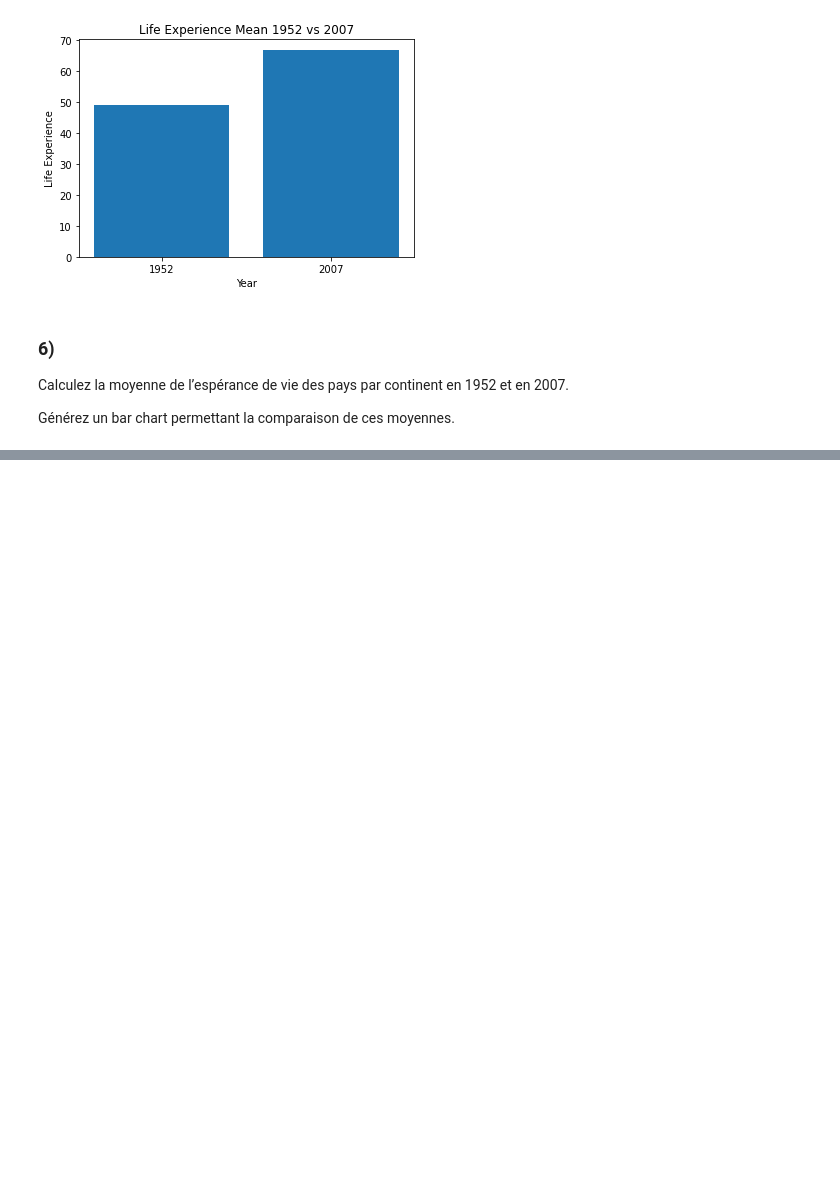
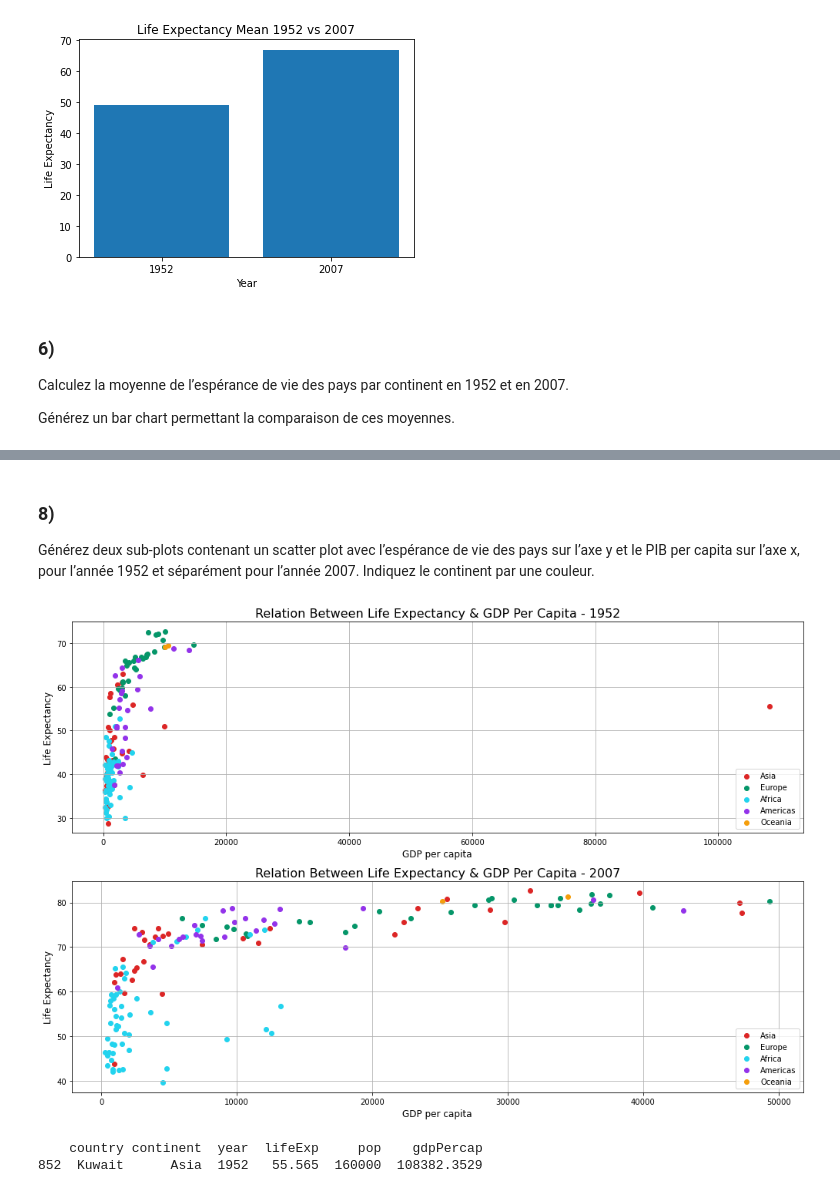
Before and after one commit to heig-vkaelin/isd, a Jupyter notebook: Labo3/gapminder.ipynb, the cells around one changed output, grey strips where cells are left out. Drawn from its saved outputs; the diff is of its cells as text; code cells hidden in the pictures; blank space fills up the shorter version.

```diff
--- a/Labo3/gapminder.ipynb
+++ b/Labo3/gapminder.ipynb
@@ -168,0 +262,40 @@ TODO
+# %% [markdown]
+### 8)
+Générez deux sub-plots contenant un scatter plot avec l’espérance de vie des pays sur l’axe y et le PIB per capita sur l’axe x, pour l’année 1952 et séparément pour l’année 2007. Indiquez le continent par une couleur.
+# %%
+continents = gapminder['continent'].unique()
+
+country_1952_per_continent = [gapminder.where(gapminder.continent == continent).where(gapminder.year == 1952).groupby('country').mean() for continent in continents]
+country_2007_per_continent = [gapminder.where(gapminder.continent == continent).where(gapminder.year == 2007).groupby('country').mean() for continent in continents]
+
+colors = ['#DC2626', '#059669', '#22D3EE', '#9333EA', '#F59E0B']
+
+fig, axs = plt.subplots(2, figsize=(14, 10))
+# Plot 1952
+for i in range(len(continents)):
+     axs[0].scatter(country_1952_per_continent[i]['gdpPercap'], country_1952_per_continent[i]['lifeExp'], c=colors[i], label=continents[i])
+axs[0].set_title('Relation Between Life Expectancy & GDP Per Capita - 1952', fontsize=16)
+axs[0].set_xlabel('GDP per capita', fontsize=12)
+axs[0].set_ylabel('Life Expectancy', fontsize=12)
+axs[0].legend(loc='lower right')
+axs[0].grid()
+
+# Plot 2007
+for i in range(len(continents)):
+    axs[1].scatter(country_2007_per_continent[i]['gdpPercap'], country_2007_per_continent[i]['lifeExp'], c=colors[i], label=continents[i])
+axs[1].set_title('Relation Between Life Expectancy & GDP Per Capita - 2007', fontsize=16)
+axs[1].set_xlabel('GDP per capita', fontsize=12)
+axs[1].set_ylabel('Life Expectancy', fontsize=12)
+axs[1].legend(loc='lower right')
+axs[1].grid()
+
+fig.tight_layout(rect=[0, 0.03, 1, 0.98])
+# %% [output]
+[figure, added]
+# %%
+gdp_per_cap_1952 = np.max(gapminder.where(gapminder.year == 1952)['gdpPercap'])
+richest_country = gapminder.loc[gapminder['gdpPercap'] == gdp_per_cap_1952]
+print(richest_country)
+# %% [output]
+    country continent  year  lifeExp     pop    gdpPercap
+852  Kuwait      Asia  1952   55.565  160000  108382.3529
```
Also changed, not shown: parts of 17 cells of this notebook, 2 other files.
